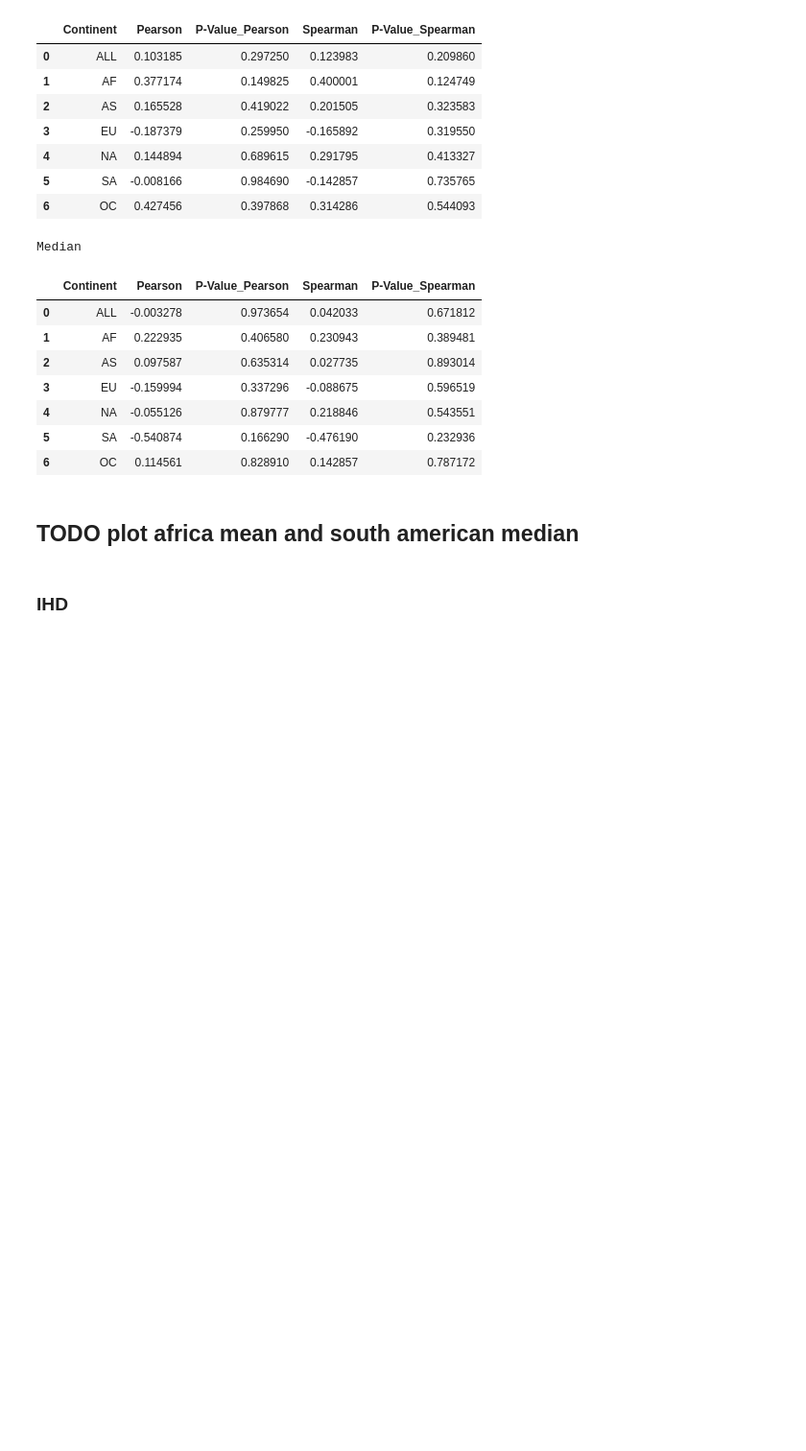
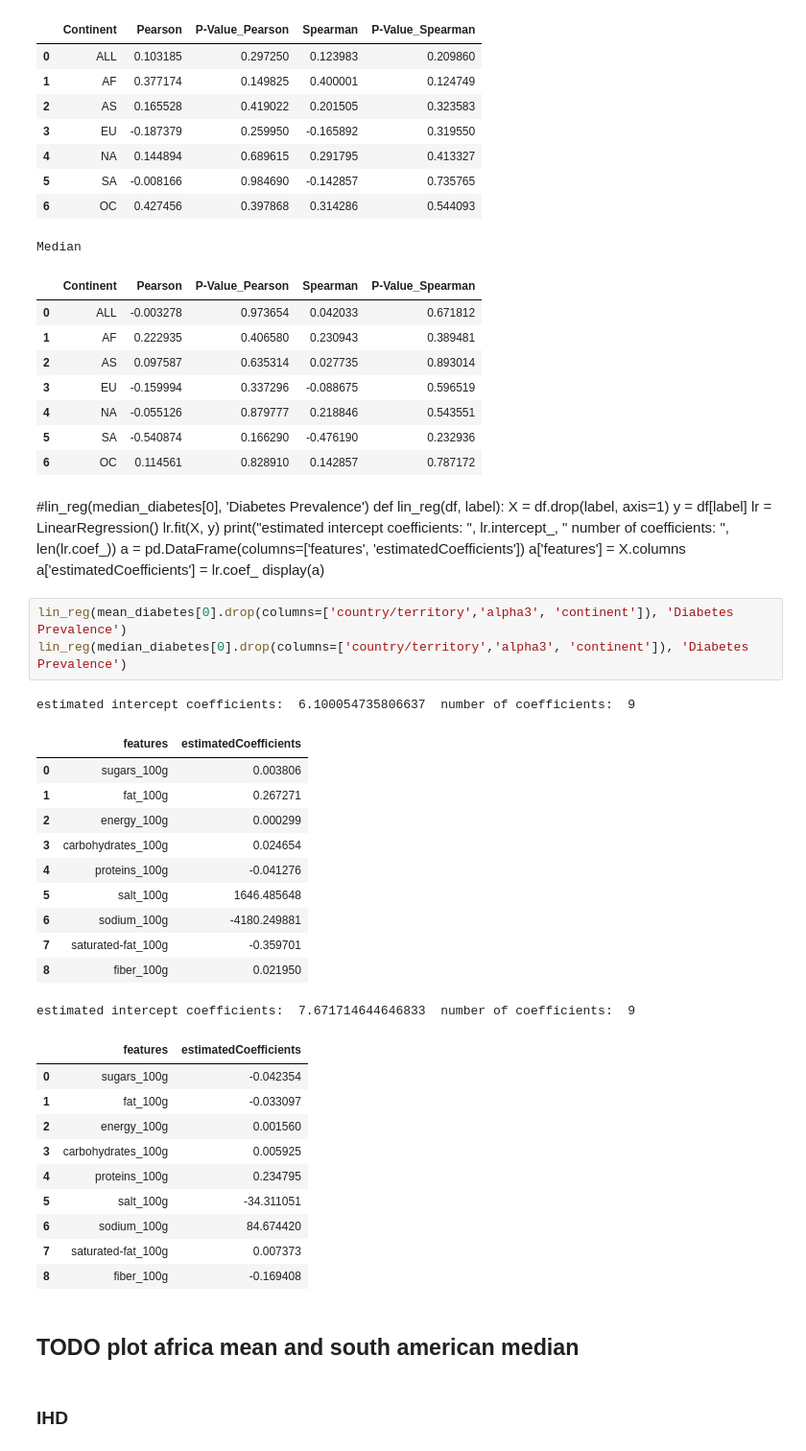
Before and after one commit to baraschi/AppliedDataAnalysis_Project, a Jupyter notebook: FoodProject.ipynb, the cells around one changed output. Shown at 96% size. Cells and saved outputs as stored; diff of their text form; blank space fills up the shorter version.

```diff
--- a/FoodProject.ipynb
+++ b/FoodProject.ipynb
@@ -929,6 +931,45 @@ Median
 | 4 | NA | -0.055126 | 0.879777 | 0.218846 | 0.543551 |
 | 5 | SA | -0.540874 | 0.166290 | -0.476190 | 0.232936 |
 | 6 | OC | 0.114561 | 0.828910 | 0.142857 | 0.787172 |
+# %% [markdown]
+
+#lin_reg(median_diabetes[0], 'Diabetes Prevalence')
+def lin_reg(df, label):
+    X = df.drop(label, axis=1)
+    y = df[label]
+    lr = LinearRegression()
+    lr.fit(X, y)
+    print("estimated intercept coefficients: ", lr.intercept_, " number of coefficients: ", len(lr.coef_))
+    a = pd.DataFrame(columns=['features', 'estimatedCoefficients'])
+    a['features'] = X.columns
+    a['estimatedCoefficients'] = lr.coef_
+    display(a)
+# %%
+lin_reg(mean_diabetes[0].drop(columns=['country/territory','alpha3', 'continent']), 'Diabetes Prevalence')
+lin_reg(median_diabetes[0].drop(columns=['country/territory','alpha3', 'continent']), 'Diabetes Prevalence')
+# %% [output]
+estimated intercept coefficients:  6.100054735806637  number of coefficients:  9
+|  | features | estimatedCoefficients |
+| 0 | sugars_100g | 0.003806 |
+| 1 | fat_100g | 0.267271 |
+| 2 | energy_100g | 0.000299 |
+| 3 | carbohydrates_100g | 0.024654 |
+| 4 | proteins_100g | -0.041276 |
+| 5 | salt_100g | 1646.485648 |
+| 6 | sodium_100g | -4180.249881 |
+| 7 | saturated-fat_100g | -0.359701 |
+| 8 | fiber_100g | 0.021950 |
+estimated intercept coefficients:  7.671714644646833  number of coefficients:  9
+|  | features | estimatedCoefficients |
+| 0 | sugars_100g | -0.042354 |
+| 1 | fat_100g | -0.033097 |
+| 2 | energy_100g | 0.001560 |
+| 3 | carbohydrates_100g | 0.005925 |
+| 4 | proteins_100g | 0.234795 |
+| 5 | salt_100g | -34.311051 |
+| 6 | sodium_100g | 84.674420 |
+| 7 | saturated-fat_100g | 0.007373 |
+| 8 | fiber_100g | -0.169408 |
 # %% [markdown]
 ## TODO plot africa mean and south american median
 # %% [markdown]
```
Also changed, not shown: parts of 1 cell of this notebook.
